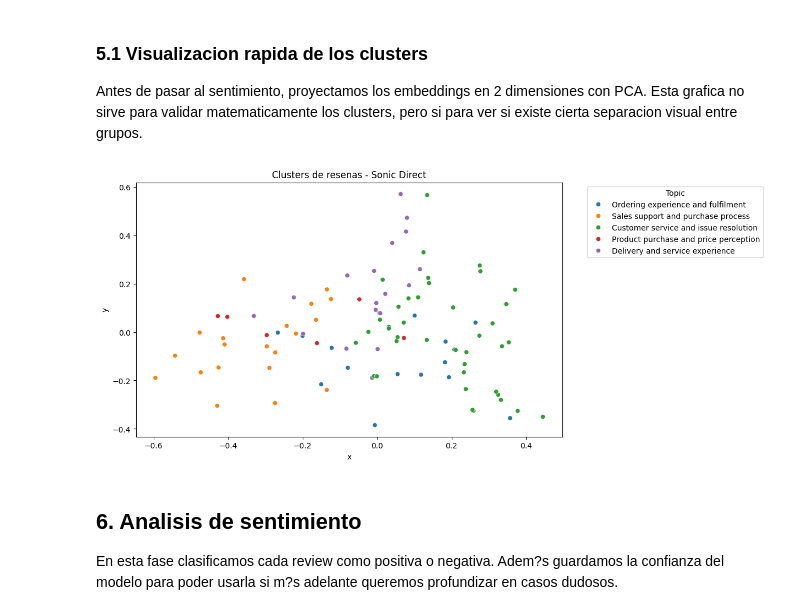
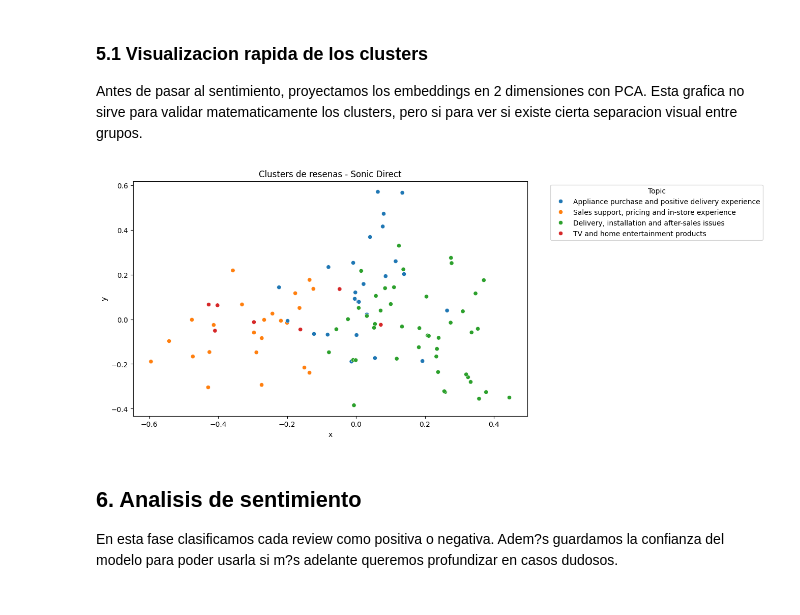
Before and after one commit to OscarFdz24/Proyecto_DeepLearning_NLP_Oscar_Fernandez, a Jupyter notebook: Review_NLP.ipynb, the cells around one changed output. Drawn from its saved outputs; the diff is of its cells as text; code cells hidden in the pictures.

```diff
--- a/Review_NLP.ipynb
+++ b/Review_NLP.ipynb
@@ -176,6 +209,7 @@ Notes:
 # %%
-# Agrupamos las reviews en 5 clusters tematicos.
-kmeans = KMeans(n_clusters=5, random_state=42)
+# Agrupamos las reviews de la empresa en 4 clusters tematicos.
+k_empresa = 4
+kmeans = KMeans(n_clusters=k_empresa, random_state=42, n_init=10)
 clusters = kmeans.fit_predict(embeddings_empresa)
 
 # Guardamos el tema asignado a cada review.
@@ -222,29 +273,28 @@ Esta grafica no sirve para validar matematicamente los clusters, pero si para ve
 # %%
 # Reducimos los embeddings a 2 dimensiones solo para poder visualizarlos.
 pca = PCA(n_components=2)
 embeddings_2d = pca.fit_transform(embeddings_empresa)
 
 df_empresa["x"] = embeddings_2d[:, 0]
 df_empresa["y"] = embeddings_2d[:, 1]
 
 # Creamos una etiqueta legible para la grafica aunque el mapeo formal aparezca mas adelante.
 mapa_topics_plot = {
-    0: "Product purchase and price perception",
-    1: "Customer service and issue resolution",
-    2: "Delivery and service experience",
-    3: "Sales support and purchase process",
-    4: "Ordering experience and fulfilment"
+    0: "TV and home entertainment products",
+    1: "Delivery, installation and after-sales issues",
+    2: "Appliance purchase and positive delivery experience",
+    3: "Sales support, pricing and in-store experience"
 }
 
 df_empresa["topic_plot_name"] = df_empresa["topic"].map(mapa_topics_plot)
 
 plt.figure(figsize=(10, 6))
 sns.scatterplot(data=df_empresa, x="x", y="y", hue="topic_plot_name", palette="tab10")
 plt.title("Clusters de resenas - Sonic Direct")
 plt.legend(title="Topic", bbox_to_anchor=(1.05, 1), loc="upper left")
 plt.show()
 # %% [output]
-[figure, old version]
+[figure, new version]
 # %% [markdown]
 ## 6. Analisis de sentimiento
 
```
Also changed, not shown: parts of 49 cells of this notebook, 3 other files.
